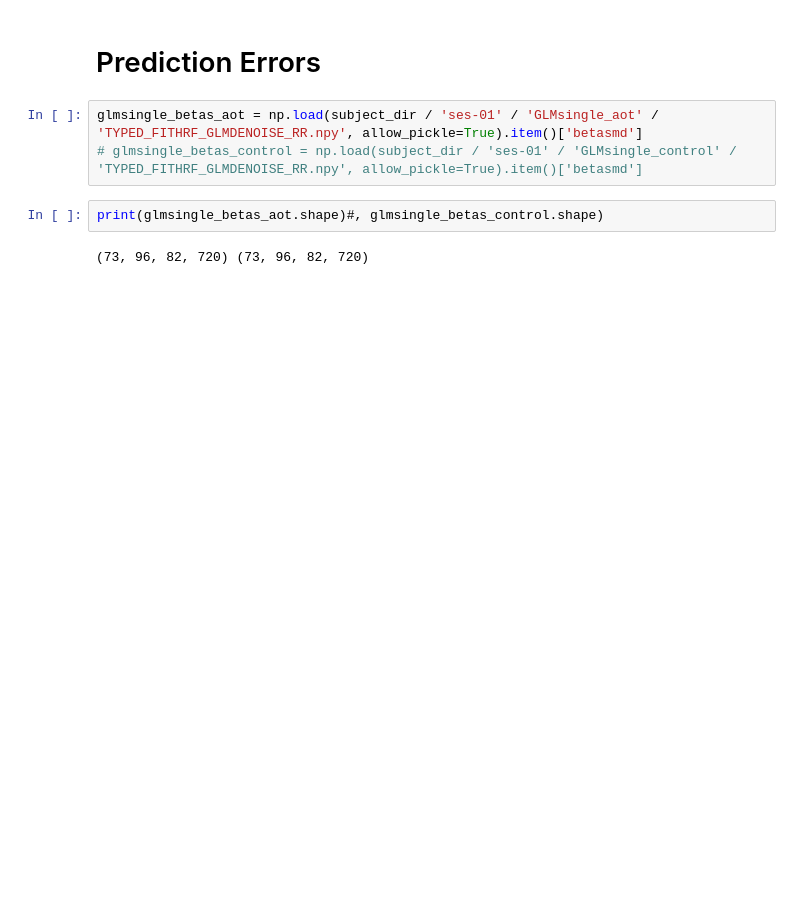
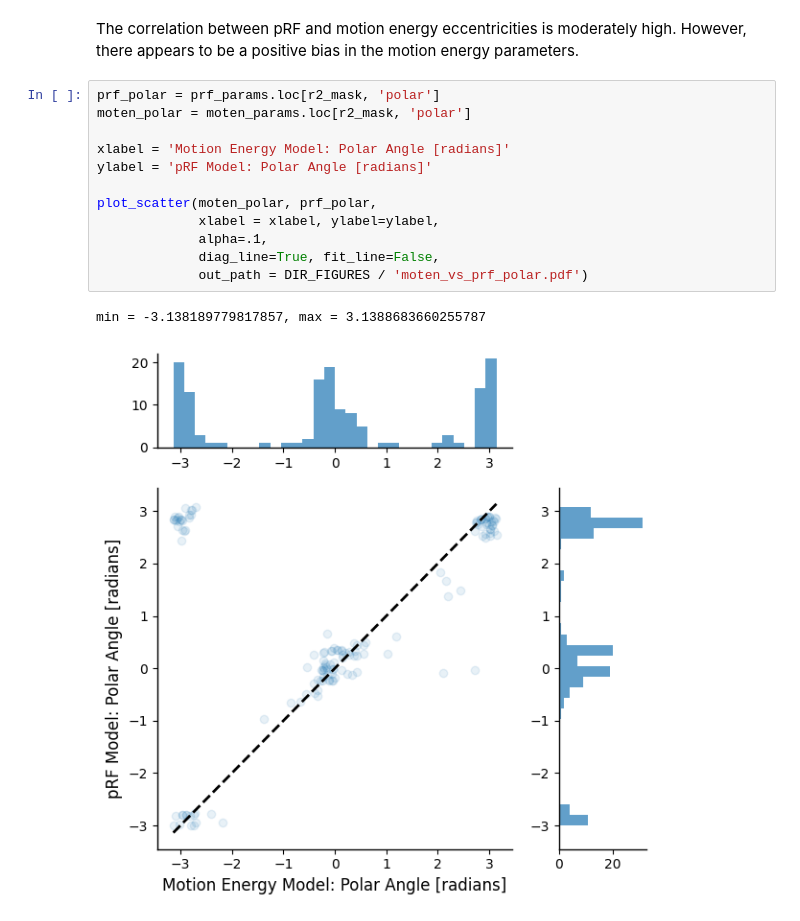
Before and after one commit to robsatz/aot-analysis, a Jupyter notebook: notebooks/fit_comparisons.ipynb, the cells around one changed output. Saved outputs shown, nothing was run; the diff lists cells and outputs as text; blank space fills up the shorter version.

```diff
--- a/notebooks/fit_comparisons.ipynb
+++ b/notebooks/fit_comparisons.ipynb
@@ -184,9 +173,17 @@ plot_scatter(moten_polar, prf_polar, xlabel = xlabel, ylabel='pRF Polar Angle',
-# %% [markdown]
-# Prediction Errors
-# %%
-glmsingle_betas_aot = np.load(subject_dir / 'ses-01' / 'GLMsingle_aot' / 'TYPED_FITHRF_GLMDENOISE_RR.npy', allow_pickle=True).item()['betasmd']
-# glmsingle_betas_control = np.load(subject_dir / 'ses-01' / 'GLMsingle_control' / 'TYPED_FITHRF_GLMDENOISE_RR.npy', allow_pickle=True).item()['betasmd']
-# %%
-print(glmsingle_betas_aot.shape)#, glmsingle_betas_control.shape)
-# %% [output]
-(73, 96, 82, 720) (73, 96, 82, 720)
+# %% [markdown]
+The correlation between pRF and motion energy eccentricities is moderately high. However, there appears to be a positive bias in the motion energy parameters.
+# %%
+prf_polar = prf_params.loc[r2_mask, 'polar']
+moten_polar = moten_params.loc[r2_mask, 'polar']
+
+xlabel = 'Motion Energy Model: Polar Angle [radians]'
+ylabel = 'pRF Model: Polar Angle [radians]'
+
+plot_scatter(moten_polar, prf_polar,
+             xlabel = xlabel, ylabel=ylabel,
+             alpha=.1,
+             diag_line=True, fit_line=False,
+             out_path = DIR_FIGURES / 'moten_vs_prf_polar.pdf')
+# %% [output]
+min = -3.138189779817857, max = 3.1388683660255787
+[figure, added]
```
Also changed, not shown: parts of 21 cells of this notebook.
